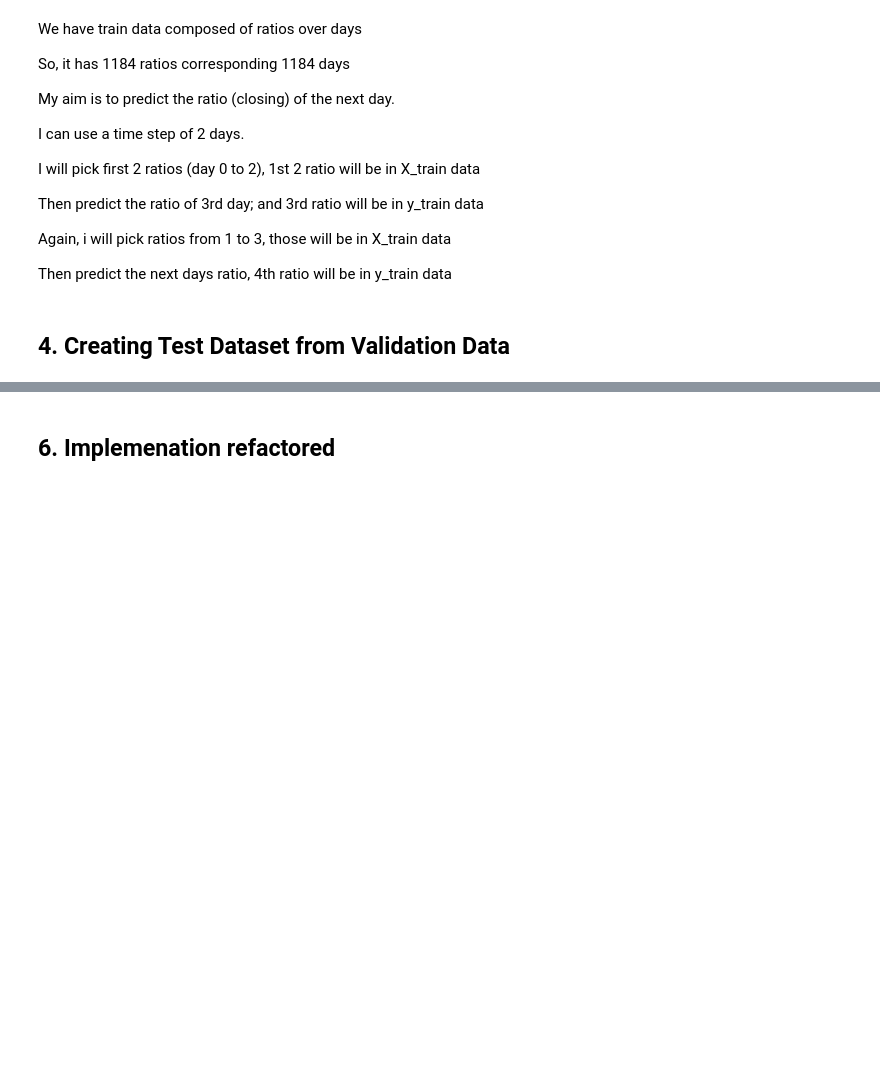
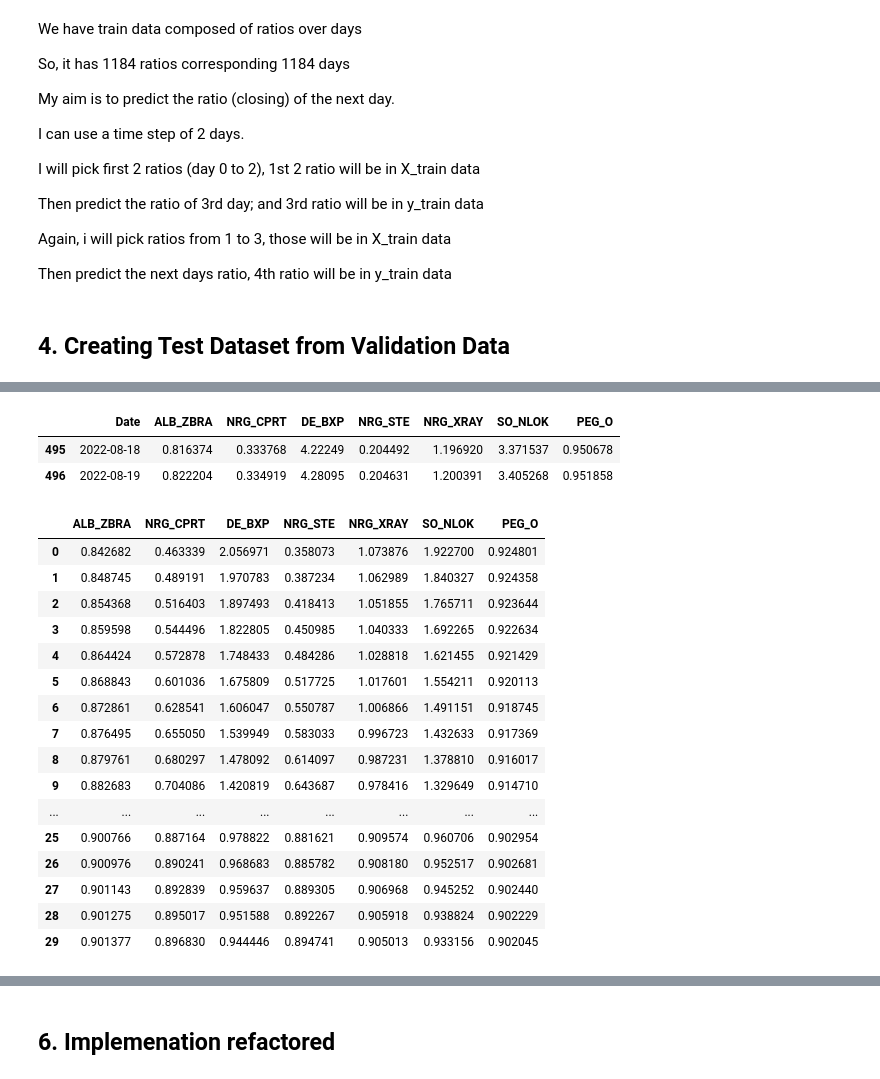
Before and after one commit to greengamma/long-short-trade-ideas-generator, a Jupyter notebook: notebooks/LSTM_model_refactored.ipynb, the cells around one changed output, grey strips where cells are left out. Saved outputs shown, nothing was run; the diff lists cells and outputs as text; code cells hidden in the pictures; blank space fills up the shorter version.

```diff
--- a/notebooks/LSTM_model_refactored.ipynb
+++ b/notebooks/LSTM_model_refactored.ipynb
@@ -130,0 +306,35 @@ def lstm_model(X_train, y_train, X_val, y_val, X_test, y_test):
+# %%
+preds_array = np.array(lstm_preds)
+# %%
+preds_resh = preds_array.reshape(7,30)
+# %%
+vors = pd.DataFrame(preds_resh).T
+# %%
+vors.columns = columns = ['ALB_ZBRA', 'NRG_CPRT', 'DE_BXP', 'NRG_STE', 'NRG_XRAY',
+       'SO_NLOK', 'PEG_O']
+# %%
+df.tail(2)
+# %% [output]
+|  | Date | ALB_ZBRA | NRG_CPRT | DE_BXP | NRG_STE | NRG_XRAY | SO_NLOK | PEG_O |
+| 495 | 2022-08-18 | 0.816374 | 0.333768 | 4.22249 | 0.204492 | 1.196920 | 3.371537 | 0.950678 |
+| 496 | 2022-08-19 | 0.822204 | 0.334919 | 4.28095 | 0.204631 | 1.200391 | 3.405268 | 0.951858 |
+# %%
+vors
+# %% [output]
+|  | ALB_ZBRA | NRG_CPRT | DE_BXP | NRG_STE | NRG_XRAY | SO_NLOK | PEG_O |
+| 0 | 0.842682 | 0.463339 | 2.056971 | 0.358073 | 1.073876 | 1.922700 | 0.924801 |
+| 1 | 0.848745 | 0.489191 | 1.970783 | 0.387234 | 1.062989 | 1.840327 | 0.924358 |
+| 2 | 0.854368 | 0.516403 | 1.897493 | 0.418413 | 1.051855 | 1.765711 | 0.923644 |
+| 3 | 0.859598 | 0.544496 | 1.822805 | 0.450985 | 1.040333 | 1.692265 | 0.922634 |
+| 4 | 0.864424 | 0.572878 | 1.748433 | 0.484286 | 1.028818 | 1.621455 | 0.921429 |
+| 5 | 0.868843 | 0.601036 | 1.675809 | 0.517725 | 1.017601 | 1.554211 | 0.920113 |
+| 6 | 0.872861 | 0.628541 | 1.606047 | 0.550787 | 1.006866 | 1.491151 | 0.918745 |
+| 7 | 0.876495 | 0.655050 | 1.539949 | 0.583033 | 0.996723 | 1.432633 | 0.917369 |
+| 8 | 0.879761 | 0.680297 | 1.478092 | 0.614097 | 0.987231 | 1.378810 | 0.916017 |
+| 9 | 0.882683 | 0.704086 | 1.420819 | 0.643687 | 0.978416 | 1.329649 | 0.914710 |
+| ... | ... | ... | ... | ... | ... | ... | ... |
+| 25 | 0.900766 | 0.887164 | 0.978822 | 0.881621 | 0.909574 | 0.960706 | 0.902954 |
+| 26 | 0.900976 | 0.890241 | 0.968683 | 0.885782 | 0.908180 | 0.952517 | 0.902681 |
+| 27 | 0.901143 | 0.892839 | 0.959637 | 0.889305 | 0.906968 | 0.945252 | 0.902440 |
+| 28 | 0.901275 | 0.895017 | 0.951588 | 0.892267 | 0.905918 | 0.938824 | 0.902229 |
+| 29 | 0.901377 | 0.896830 | 0.944446 | 0.894741 | 0.905013 | 0.933156 | 0.902045 |
```
Also changed, not shown: parts of 35 cells of this notebook.
